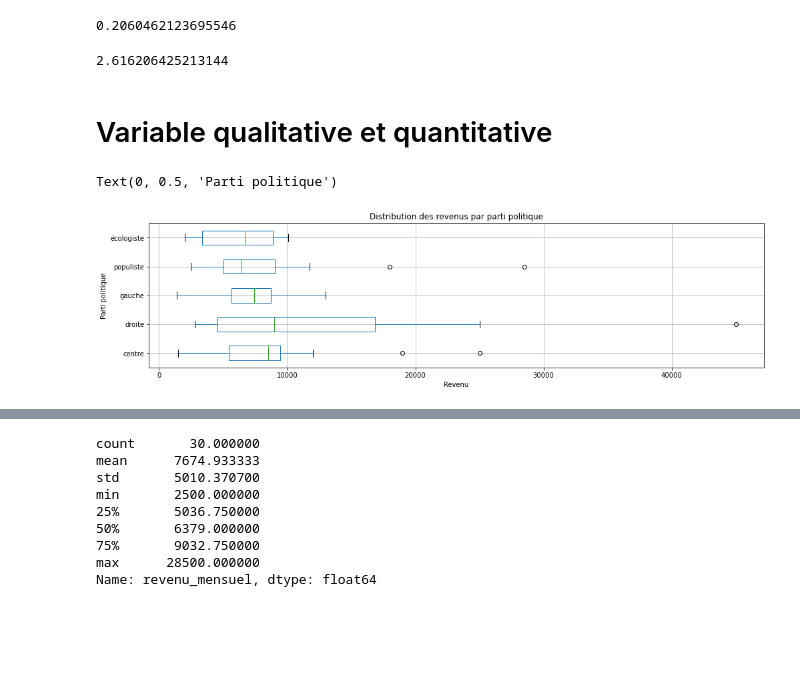
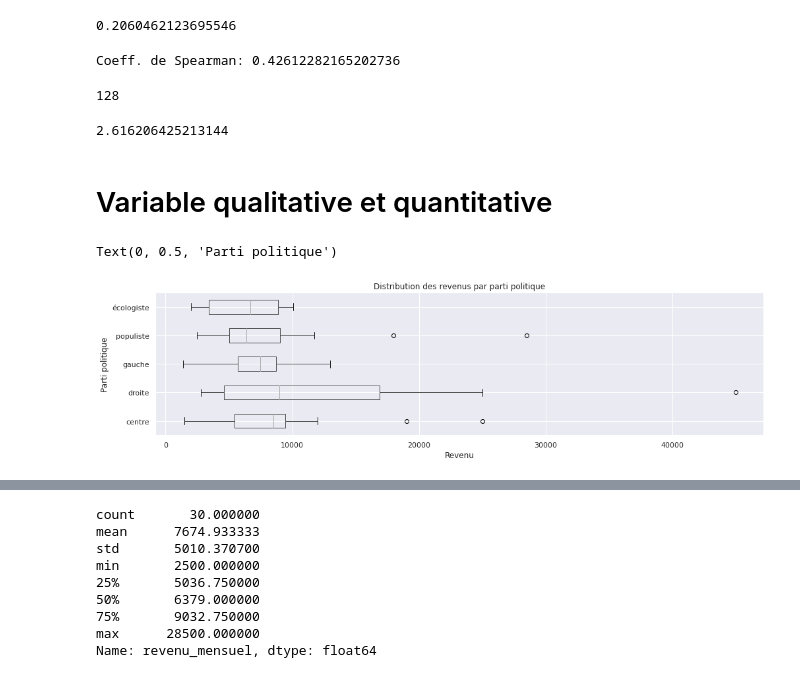
Before and after one commit to Sciences-historiques-numeriques/histoire_numerique_methodes, a Jupyter notebook: statistiques_descriptives/analyse_bivariee.ipynb, the cells around one changed output, grey strips where cells are left out. Saved outputs shown, nothing was run; the diff lists cells and outputs as text; code cells hidden in the pictures; blank space fills up the shorter version.

```diff
--- a/statistiques_descriptives/analyse_bivariee.ipynb
+++ b/statistiques_descriptives/analyse_bivariee.ipynb
@@ -246,12 +313,12 @@ obs_e2.tail()
 # %%
-## Nuage de points avec droite de régression
+## Effectifs des étrangers et des femmes
 # https://www.kite.com/python/answers/how-to-plot-a-linear-regression-line-on-a-scatter-plot-in-python
 
 x = np.array(obs_e2['Total_e'])
 y = np.array(obs_e2['Total_f'])
 
 
-plt.rcParams["figure.figsize"] = [20, 20]
+plt.rcParams["figure.figsize"] = [10, 10]
 
 plt.plot(x, y, 'o')
 plt.title("Comparaison des effectifs des femmes et des étrangers")
@@ -261,10 +328,12 @@ plt.ylabel('Femmes')
 
 # m = slope, b=intercept
 m, b = np.polyfit(x, y, 1)
-
 plt.plot(x, m*x + b)
 
 print('Coeff. de Pearsons: {}'.format(np.corrcoef([x,y])[1][0].round(4)))
+corr_spear = obs_e2[['Total_e','Total_f']].corr(method="spearman")
+print('Coeff. de Spearman: {}'.format(corr_spear.iloc[0,1]))
+
 plt.show()
 # %% [output]
 Coeff. de Pearsons: 0.9226
@@ -309,0 +458,27 @@ Coeff. de Pearsons: 0.9287
+# %%
+## Effectifs total et des étrangers
+# https://www.kite.com/python/answers/how-to-plot-a-linear-regression-line-on-a-scatter-plot-in-python
+
+
+x = np.array(obs_e3['Total'])
+y = np.array(obs_e3['Total_e'])
+
+plt.rcParams["figure.figsize"] = [10, 10]
+
+plt.plot(x, y, 'o')
+plt.title("Comparaison des effectifs des étudiants suisses et des femmes")
+
+### https://dataplotplus.com/add-text-labels-scatter-plot-in-python/
+[plt.text(x=row['Total'], y=row['Total_e'], s=row['Année']) for k,row in obs_e3.iterrows()]
+
+plt.xlabel('Total')
+plt.ylabel('Étrangers')
+
+# m = slope, b=intercept
+m, b = np.polyfit(x, y, 1)
+plt.plot(x, m*x + b)
+
+print('Coeff. de Pearsons: {}'.format(np.corrcoef([x,y])[1][0].round(4)))
+corr_spear = obs_e3[['Total','Total_e']].corr(method="spearman")
+print('Coeff. de Spearman: {}'.format(corr_spear.iloc[0,1]))
+plt.show()
@@ -342,3 +531,9 @@ plt.plot(x, m*x + b)
 # %% [output]
 [<matplotlib.lines.Line2D at 0x...>]
 [figure]
+# %%
+sns.set_theme(style="whitegrid")
+
+sns.set(rc={"figure.figsize":(30, 8)})
+
+ax = sns.violinplot(x='n_foyer', y ='revenu_mensuel', data = obs.sort_values('n_foyer',ascending=False))
@@ -350,28 +547,36 @@ r = np.corrcoef([x,y])[0][1]
 r
 # %% [output]
 0.2060462123695546
+# %%
+corr_spear = obs[['n_foyer','revenu_mensuel']].corr(method="spearman")
+print('Coeff. de Spearman: {}'.format(corr_spear.iloc[0,1]))
+# %% [output]
+Coeff. de Spearman: 0.42612282165202736
 # %%
 ### https://www.statology.org/pearson-correlation-coefficient/
-T = r * np.sqrt((len(obs)-2) / (1-r))
+degree_of_freedom = len(obs)-2
+print(degree_of_freedom)
+T = r * np.sqrt(degree_of_freedom / (1-r))
 T
 # %% [output]
-2.616206425213144
+128
+2.616206425213144
 # %%
 ### p value
 # https://www.statology.org/t-score-p-value-calculator/
 # %% [markdown]
 # Variable qualitative et quantitative
 # %%
-axes = obs.boxplot(column=['revenu_mensuel'],by=['parti'], vert=False, figsize=(16,4))
+axes = obs.boxplot(column=['revenu_mensuel'],by=['parti'], vert=False, figsize=(16,4), )
 
 fig = axes.get_figure()
 
 fig.suptitle('')
 
 axes.set_title('Distribution des revenus par parti politique')
 
 axes.set_xlabel('Revenu')
 axes.set_ylabel('Parti politique')
 # %% [output]
 Text(0, 0.5, 'Parti politique')
-[figure, old version]
+[figure, new version]
```
Also changed, not shown: parts of 43 cells of this notebook, 3 other files.
